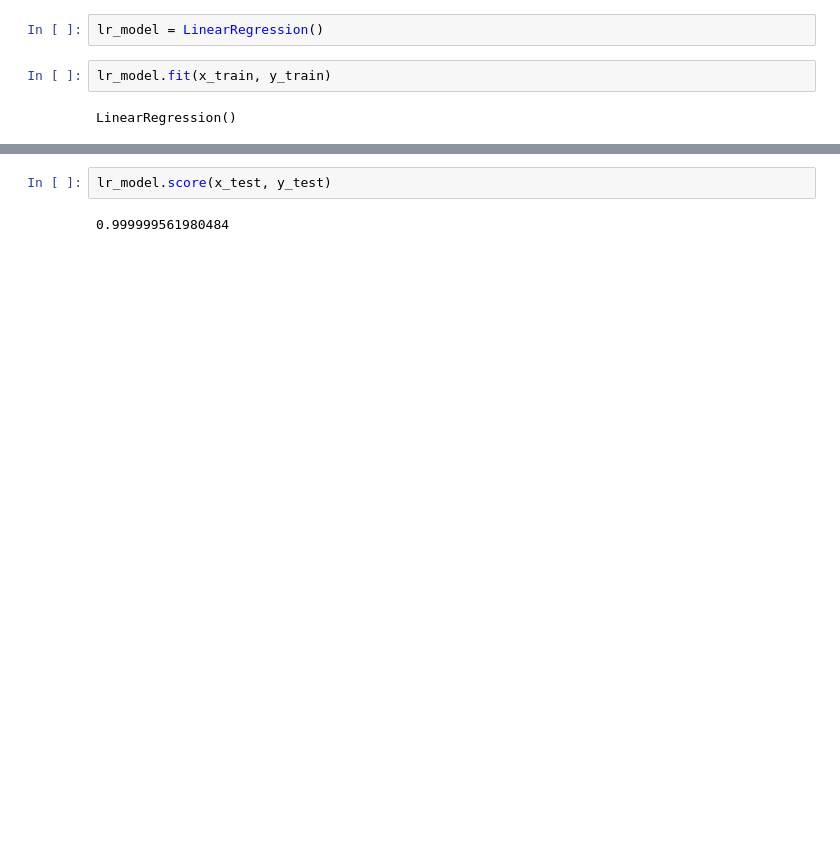
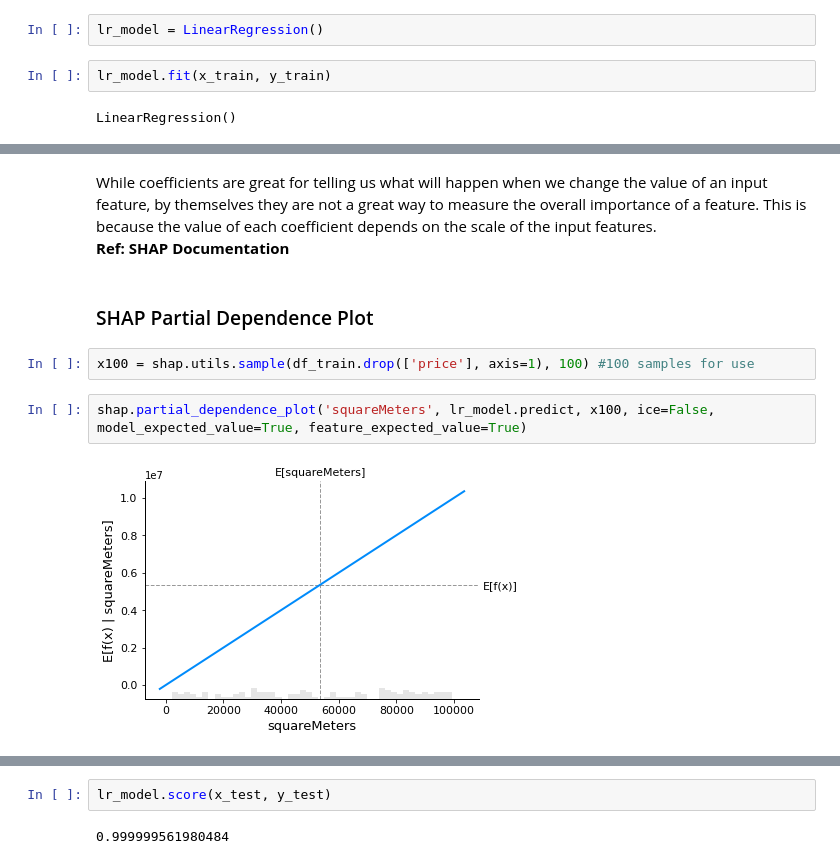
Before and after one commit to anaklusmos666/House_Price_Prediction, a Jupyter notebook: Linear_Regression.ipynb, the cells around one changed output, grey strips where cells are left out. Saved outputs shown, nothing was run; the diff lists cells and outputs as text; blank space fills up the shorter version.

Commit message:
SHAP Viz

```diff
--- a/Linear_Regression.ipynb
+++ b/Linear_Regression.ipynb
@@ -37,0 +72,11 @@ LinearRegression()
+# %% [markdown]
+While coefficients are great for telling us what will happen when we change the value of an input feature, by themselves they are not a great way to measure the overall importance of a feature. This is because the value of each coefficient depends on the scale of the input features. <br>
+<b>Ref: SHAP Documentation</b>
+# %% [markdown]
+### SHAP Partial Dependence Plot
+# %%
+x100 = shap.utils.sample(df_train.drop(['price'], axis=1), 100) #100 samples for use
+# %%
+shap.partial_dependence_plot('squareMeters', lr_model.predict, x100, ice=False, model_expected_value=True, feature_expected_value=True)
+# %% [output]
+[figure, added]
```
Also changed, not shown: parts of 20 cells of this notebook.
